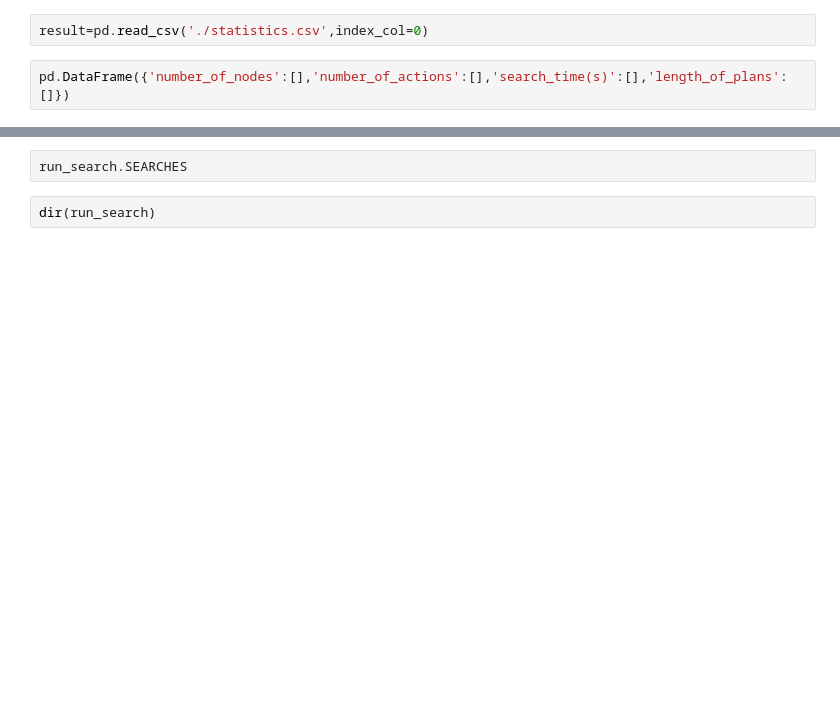
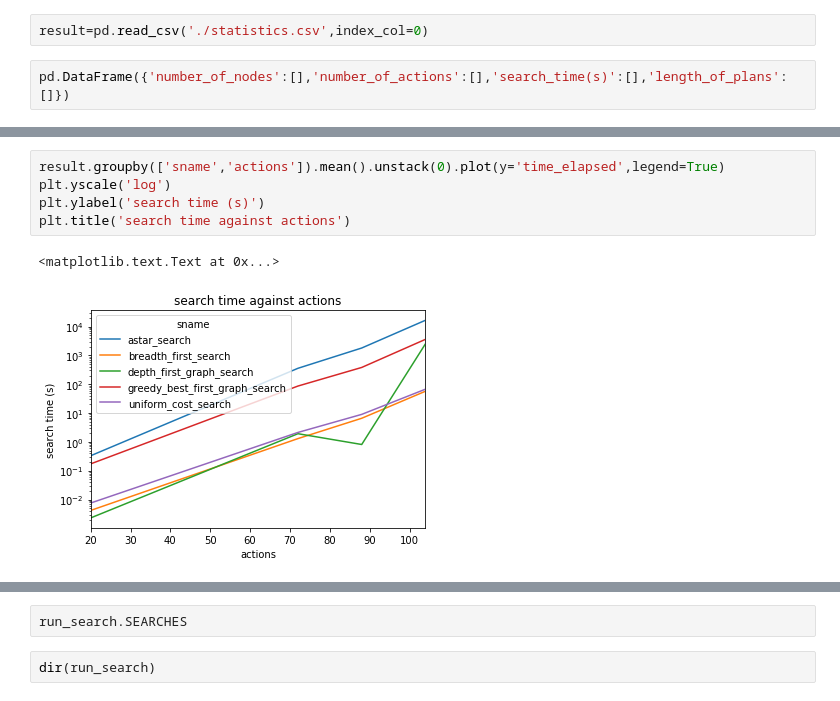
Before and after one commit to thanakijwanavit/classical_planning_aind_udacity, a Jupyter notebook: test_functions.ipynb, the cells around one changed output, grey strips where cells are left out. Drawn from its saved outputs; the diff is of its cells as text; blank space fills up the shorter version.

```diff
--- a/test_functions.ipynb
+++ b/test_functions.ipynb
@@ -78,0 +91,8 @@ KeyError: 'expansion'
+# %%
+result.groupby(['sname','actions']).mean().unstack(0).plot(y='time_elapsed',legend=True)
+plt.yscale('log')
+plt.ylabel('search time (s)')
+plt.title('search time against actions')
+# %% [output]
+<matplotlib.text.Text at 0x...>
+[figure, added]
```
Also changed, not shown: parts of 4 cells of this notebook, 1 other file.
